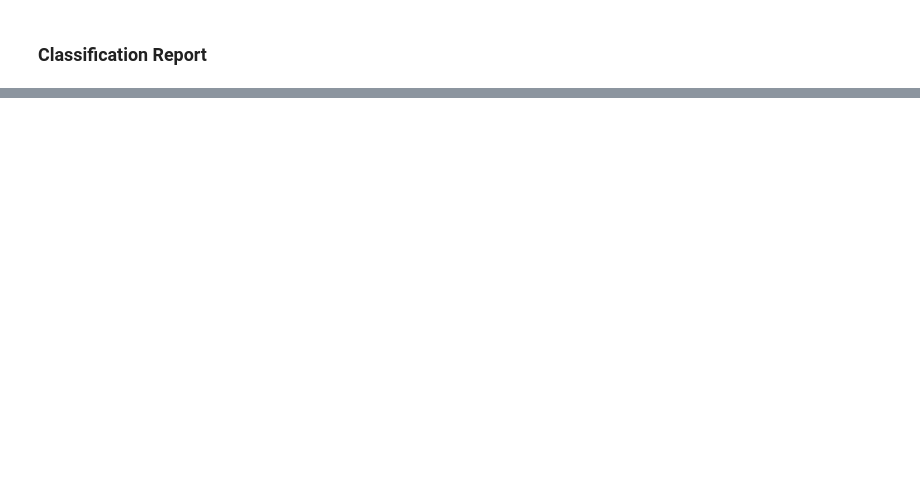
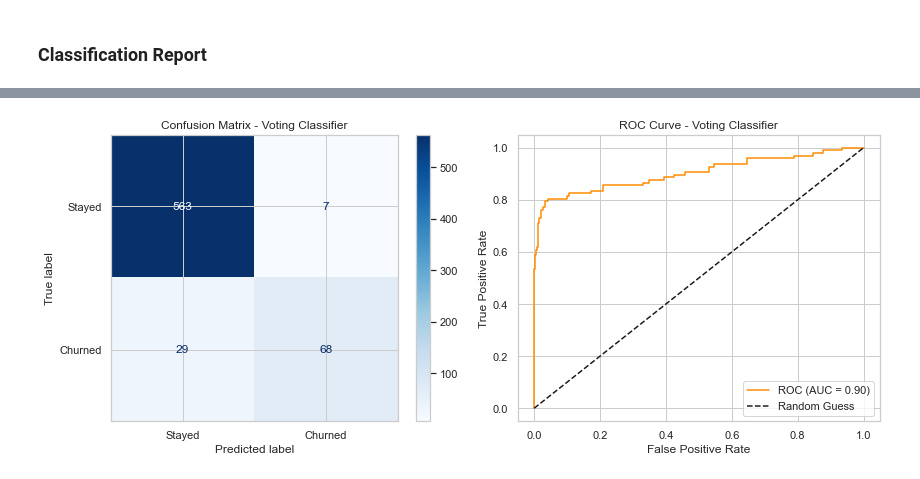
Before and after one commit to Lndanu/Customer-Churn-Intelligence, a Jupyter notebook: notebooks/Customer Churn .ipynb, the cells around one changed output, grey strips where cells are left out. Drawn from its saved outputs; the diff is of its cells as text; code cells hidden in the pictures; blank space fills up the shorter version.

Commit message:
Add Voting Classifiers and notebook updates.

```diff
--- a/notebooks/Customer Churn .ipynb
+++ b/notebooks/Customer Churn .ipynb
@@ -1111,0 +1297,11 @@ y_proba_knn = knn_pipeline.predict_proba(X_test)[:, 1]
+# %%
+# Define the Voting Classifier
+voting_clf = VotingClassifier(
+    estimators=[
+        ('LogReg', log_reg),
+        ('RF', rf_model),
+        ('XGB', xgb_model),
+        ('GB', gb_model)
+    ],
+    voting='soft'  # or 'hard'
+)
@@ -1111,0 +1326,3 @@ y_proba_knn = knn_pipeline.predict_proba(X_test)[:, 1]
+# %%
+# Train the Voting Classifier
+voting_clf.fit(X_train_scaled, y_train)
@@ -1111,0 +1353,39 @@ y_proba_knn = knn_pipeline.predict_proba(X_test)[:, 1]
+# %%
+import matplotlib.pyplot as plt
+from sklearn.metrics import (
+    confusion_matrix, ConfusionMatrixDisplay,
+    roc_curve, roc_auc_score
+)
+
+# Predict labels and probabilities
+y_pred_voting = voting_clf.predict(X_test_scaled)
+y_probs_voting = voting_clf.predict_proba(X_test_scaled)[:, 1]
+
+# Confusion Matrix
+cm = confusion_matrix(y_test, y_pred_voting)
+disp = ConfusionMatrixDisplay(confusion_matrix=cm, display_labels=["Stayed", "Churned"])
+
+# Plot Confusion Matrix
+plt.figure(figsize=(12, 5))
+
+plt.subplot(1, 2, 1)
+disp.plot(cmap='Blues', ax=plt.gca())
+plt.title("Confusion Matrix - Voting Classifier")
+
+# ROC Curve
+fpr, tpr, _ = roc_curve(y_test, y_probs_voting)
+auc_score = roc_auc_score(y_test, y_probs_voting)
+
+plt.subplot(1, 2, 2)
+plt.plot(fpr, tpr, label=f'ROC (AUC = {auc_score:.2f})', color='darkorange')
+plt.plot([0, 1], [0, 1], 'k--', label='Random Guess')
+plt.xlabel('False Positive Rate')
+plt.ylabel('True Positive Rate')
+plt.title('ROC Curve - Voting Classifier')
+plt.legend(loc='lower right')
+plt.grid(True)
+
+plt.tight_layout()
+plt.show()
+# %% [output]
+[figure, added]
```
Also changed, not shown: parts of 45 cells of this notebook.
